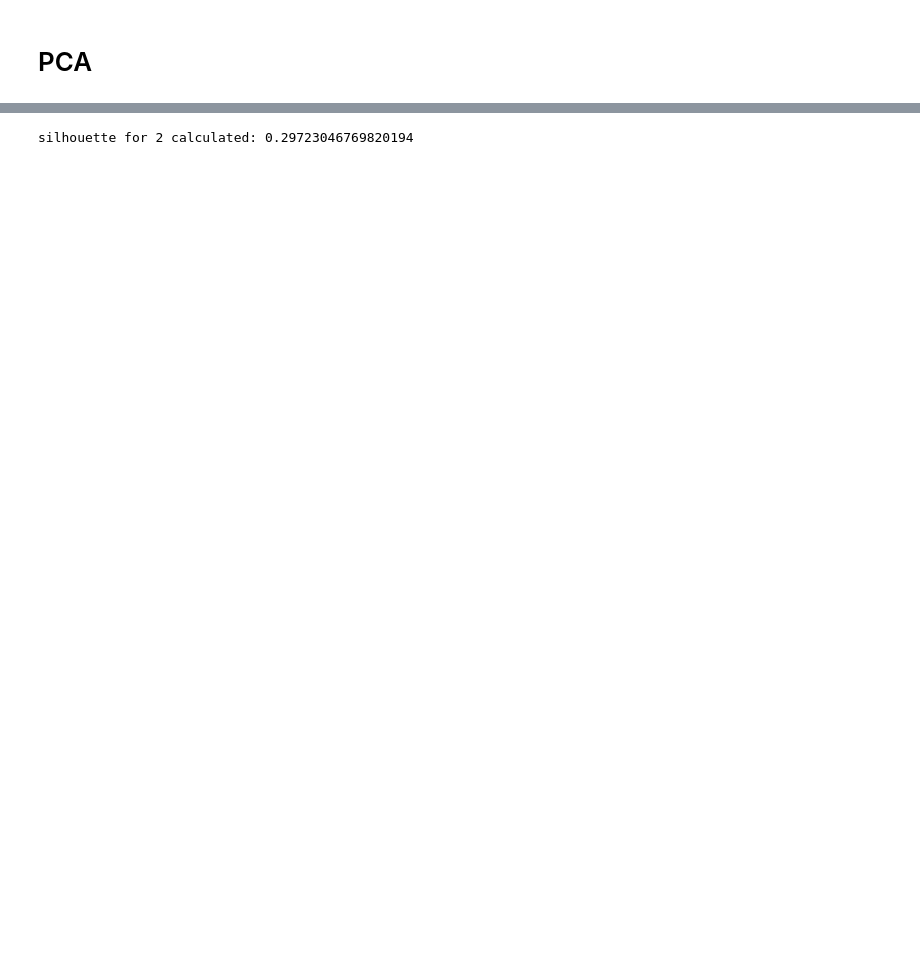
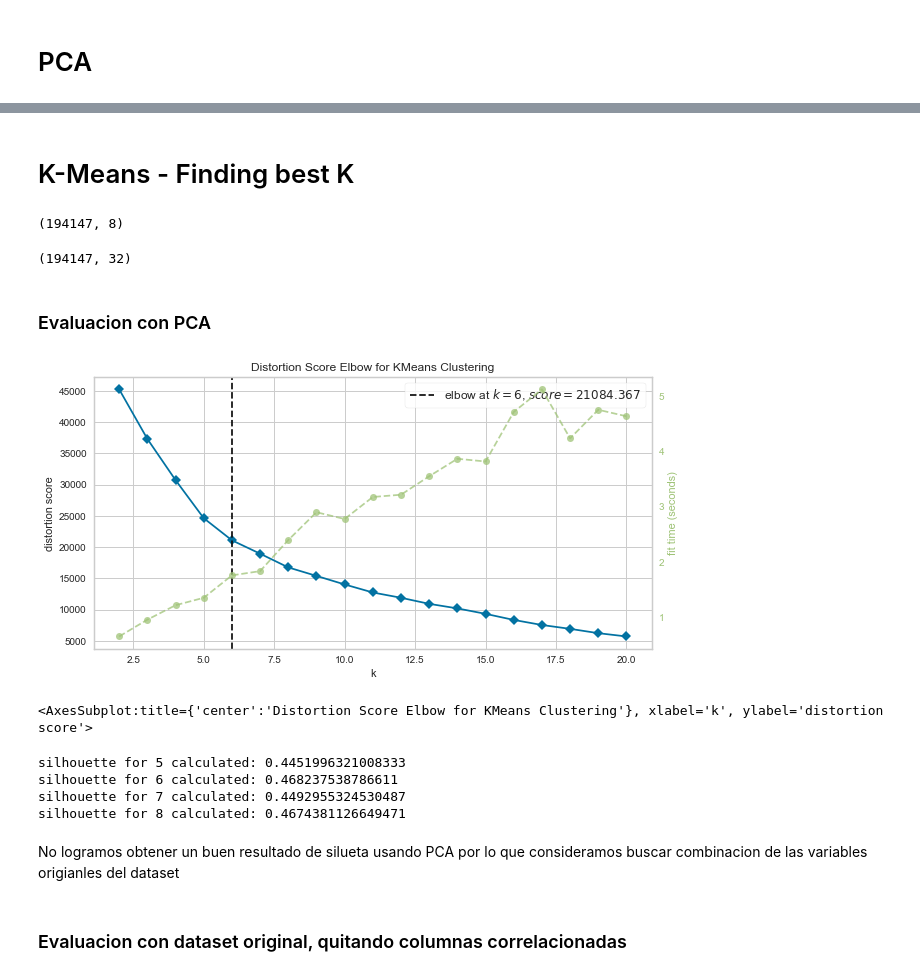
Before and after one commit to jsuasnabarh/kaggle-network-analysis, a Jupyter notebook: notebooks/06_Clustering.ipynb, the cells around one changed output, grey strips where cells are left out. Saved outputs shown, nothing was run; the diff lists cells and outputs as text; code cells hidden in the pictures; blank space fills up the shorter version.

Commit message:
clustering

```diff
--- a/notebooks/06_Clustering.ipynb
+++ b/notebooks/06_Clustering.ipynb
@@ -577,10 +181,42 @@ plt.show()
-# %%
-silhouette_list = []
-
-for k in range(2,11):
-    cluster_labels = AgglomerativeClustering(n_clusters=k, affinity='euclidean', linkage='ward').fit_predict(df_aglo_sample)
-    sil = silhouette_score(df_aglo_sample,cluster_labels)
-    silhouette_list.append(sil)
-    print("silhouette for "+str(k)+" calculated: "+ str(sil))
-# %% [output]
-silhouette for 2 calculated: 0.29723046769820194
+# %% [markdown]
+# K-Means - Finding best K
+# %%
+df_pca_scaled.shape
+# %% [output]
+(194147, 8)
+# %%
+df.shape
+# %% [output]
+(194147, 32)
+# %% [markdown]
+### Evaluacion con PCA
+# %%
+df_pca_scaled_filt = df_pca_scaled
+df_f_kmeans = df_pca_scaled_filt.copy()
+
+kmeans = KMeans(init='k-means++',random_state = 66)
+plt.figure(figsize=[10,5])
+elb_visualizer = KElbowVisualizer(kmeans, k=(2,21))
+elb_visualizer.fit(df_f_kmeans)
+elb_visualizer.show()
+# %% [output]
+[figure, added]
+<AxesSubplot:title={'center':'Distortion Score Elbow for KMeans Clustering'}, xlabel='k', ylabel='distortion score'>
+# %%
+k_cluster = [5,6,7,8]
+silhouette_list = []
+
+for k in k_cluster:
+    cluster_labels = KMeans(n_clusters=k, random_state = 66).fit_predict(df_f_kmeans)
+    sil = silhouette_score(df_f_kmeans,cluster_labels)
+    silhouette_list.append(sil)
+    print("silhouette for "+str(k)+" calculated: "+str(sil))
+# %% [output]
+silhouette for 5 calculated: 0.4451996321008333
+silhouette for 6 calculated: 0.468237538786611
+silhouette for 7 calculated: 0.4492955324530487
+silhouette for 8 calculated: 0.4674381126649471
+# %% [markdown]
+No logramos obtener un buen resultado de silueta usando PCA por lo que consideramos buscar combinacion de las variables origianles del dataset
+# %% [markdown]
+### Evaluacion con dataset original, quitando columnas correlacionadas
```
Also changed, not shown: parts of 111 cells of this notebook, 10 other files.
